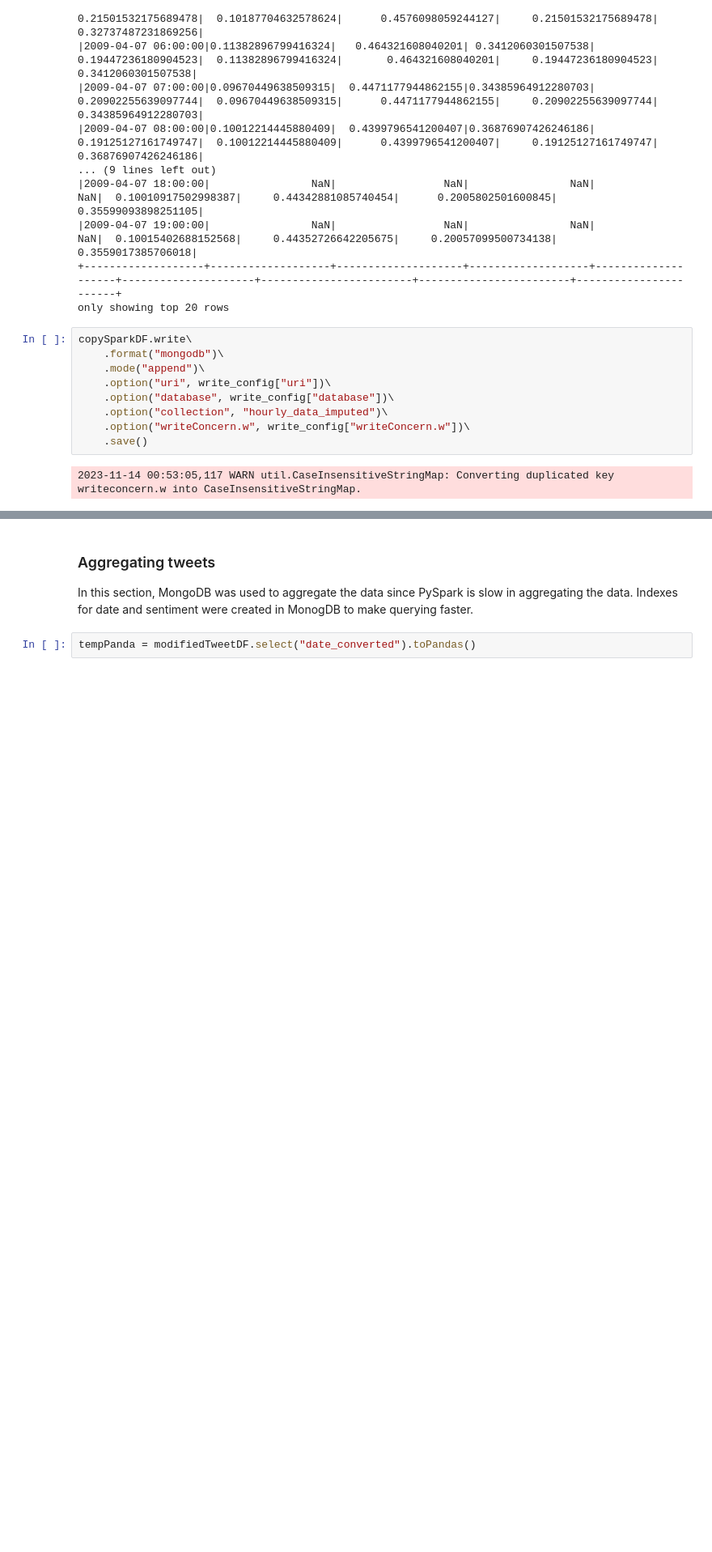
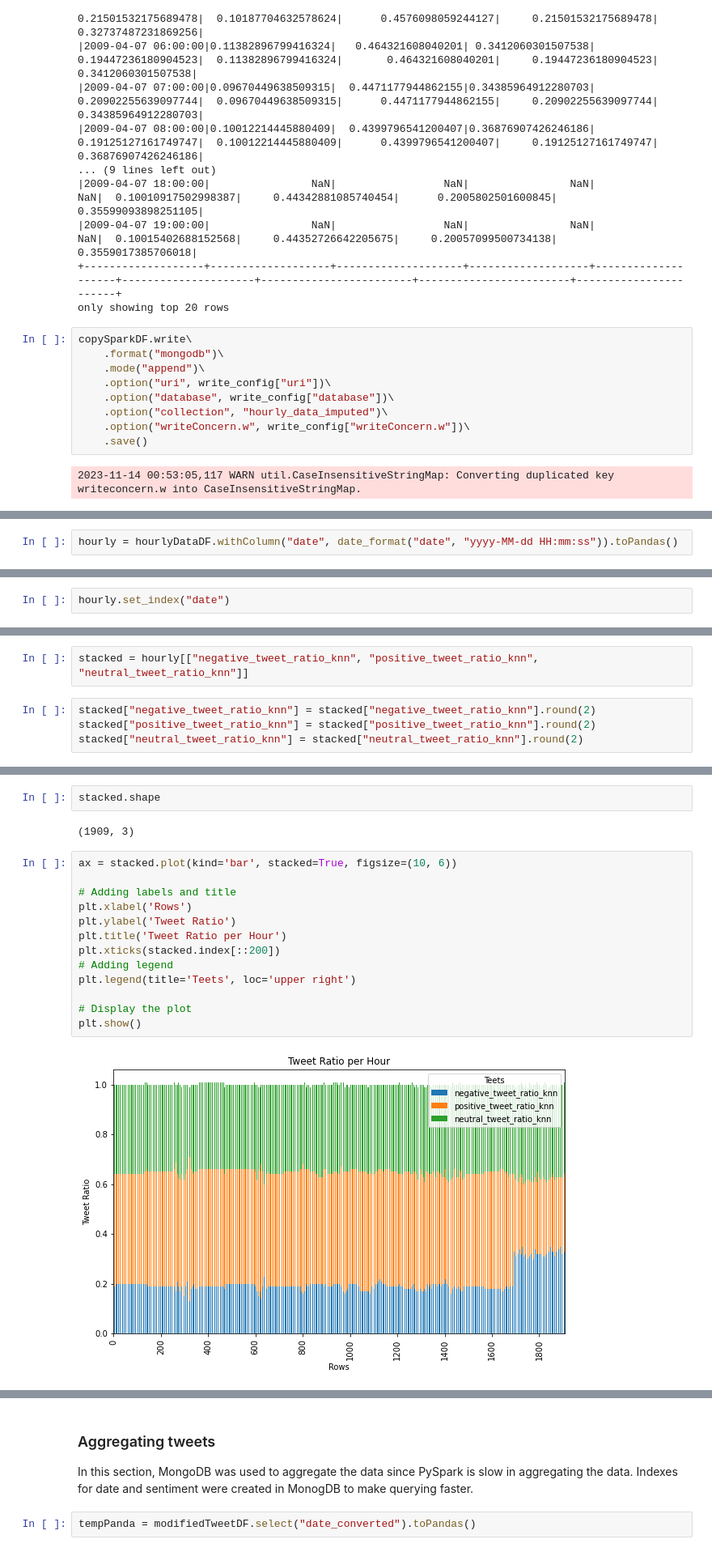
Before and after one commit to kebeneleben/MScDA-Sem2-CA2, a Jupyter notebook: EDA and Data Preparation.ipynb, the cells around one changed output, grey strips where cells are left out. Shown at 81% size. Saved outputs shown, nothing was run; the diff lists cells and outputs as text; blank space fills up the shorter version.

Commit message:
feat(root): added stacked bar graphs for tweet ratio

```diff
--- a/EDA and Data Preparation.ipynb
+++ b/EDA and Data Preparation.ipynb
@@ -600,0 +631,2 @@ copySparkDF.write\
+# %%
+hourly = hourlyDataDF.withColumn("date", date_format("date", "yyyy-MM-dd HH:mm:ss")).toPandas()
@@ -600,0 +653,2 @@ copySparkDF.write\
+# %%
+hourly.set_index("date")
@@ -600,0 +670,6 @@ copySparkDF.write\
+# %%
+stacked = hourly[["negative_tweet_ratio_knn", "positive_tweet_ratio_knn", "neutral_tweet_ratio_knn"]]
+# %%
+stacked["negative_tweet_ratio_knn"] = stacked["negative_tweet_ratio_knn"].round(2)
+stacked["positive_tweet_ratio_knn"] = stacked["positive_tweet_ratio_knn"].round(2)
+stacked["neutral_tweet_ratio_knn"] = stacked["neutral_tweet_ratio_knn"].round(2)
@@ -601,2 +685,21 @@ copySparkDF.write\
+# %%
+stacked.shape
+# %% [output]
+(1909, 3)
+# %%
+ax = stacked.plot(kind='bar', stacked=True, figsize=(10, 6))
+
+# Adding labels and title
+plt.xlabel('Rows')
+plt.ylabel('Tweet Ratio')
+plt.title('Tweet Ratio per Hour')
+plt.xticks(stacked.index[::200])
+# Adding legend
+plt.legend(title='Teets', loc='upper right')
+
+# Display the plot
+plt.show()
+# %% [output]
+[figure, added]
 # %% [markdown]
 # THESE AREN'T NEEDED ANYMORE
```
Also changed, not shown: parts of 10 cells of this notebook.
